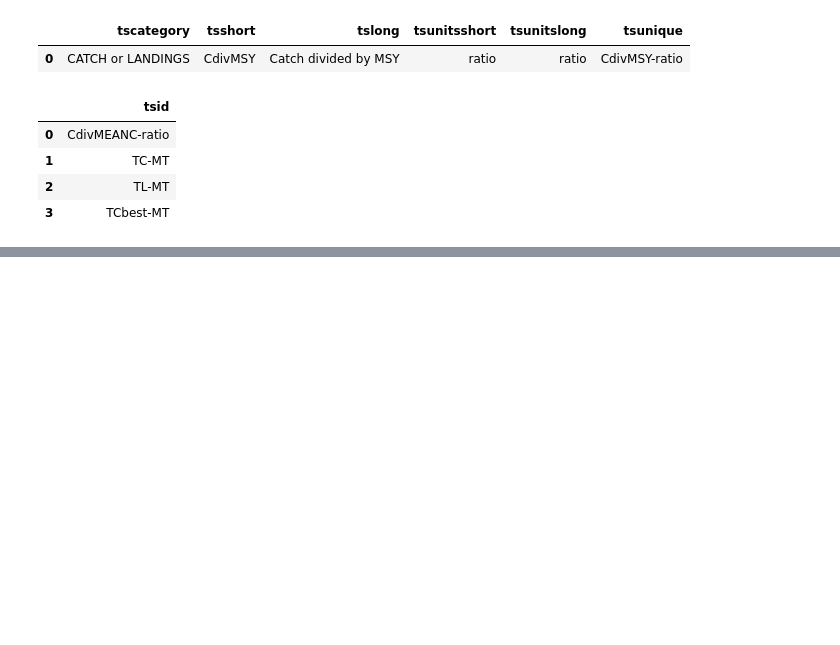
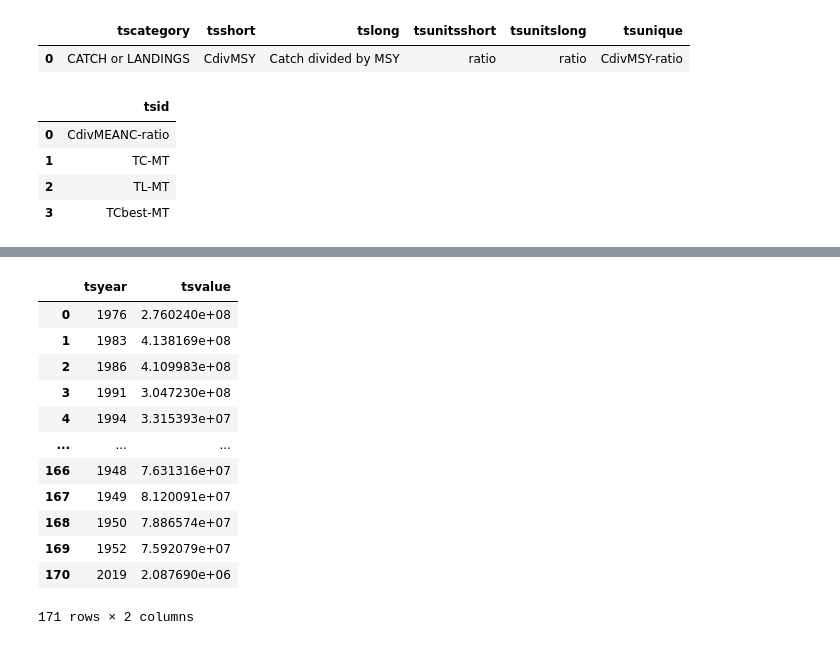
Before and after one commit to espm-288/fish-la-erg-fish, a Jupyter notebook: notebook.ipynb, the cells around one changed output, grey strips where cells are left out. Drawn from its saved outputs; the diff is of its cells as text; code cells hidden in the pictures; blank space fills up the shorter version.

```diff
--- a/notebook.ipynb
+++ b/notebook.ipynb
@@ -113,3 +117,20 @@ cod_catch_agg.execute()
+# %%
+cod_catch_agg = cod_catch.group_by(_.tsyear).aggregate(tsvalue=_.tsvalue.sum())
+cod_catch_agg.execute()
+# %% [output]
+|  | tsyear | tsvalue |
+| 0 | 1976 | 2.760240e+08 |
+| 1 | 1983 | 4.138169e+08 |
+| 2 | 1986 | 4.109983e+08 |
+| 3 | 1991 | 3.047230e+08 |
+| 4 | 1994 | 3.315393e+07 |
+| ... | ... | ... |
+| 166 | 1948 | 7.631316e+07 |
+| 167 | 1949 | 8.120091e+07 |
+| 168 | 1950 | 7.886574e+07 |
+| 169 | 1952 | 7.592079e+07 |
+| 170 | 2019 | 2.087690e+06 |
+171 rows × 2 columns
 # %%
 cod_catch_agg.schema()
 # %% [output]
```
Also changed, not shown: parts of 8 cells of this notebook.
